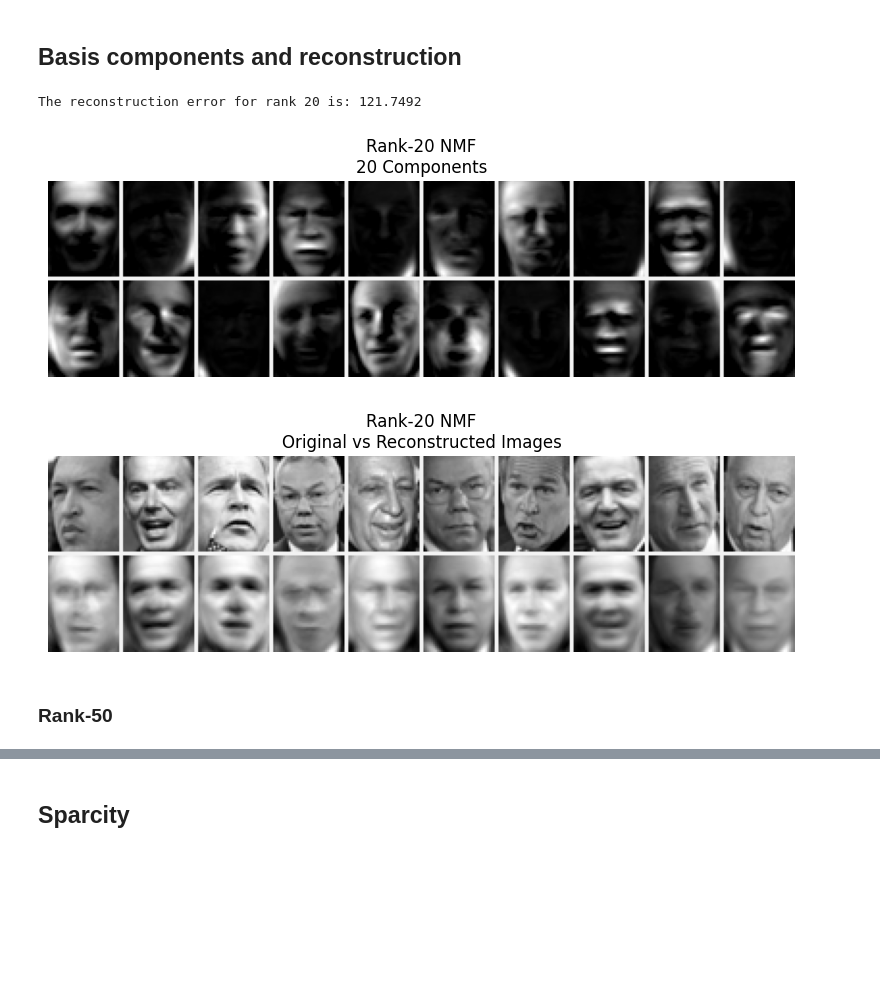
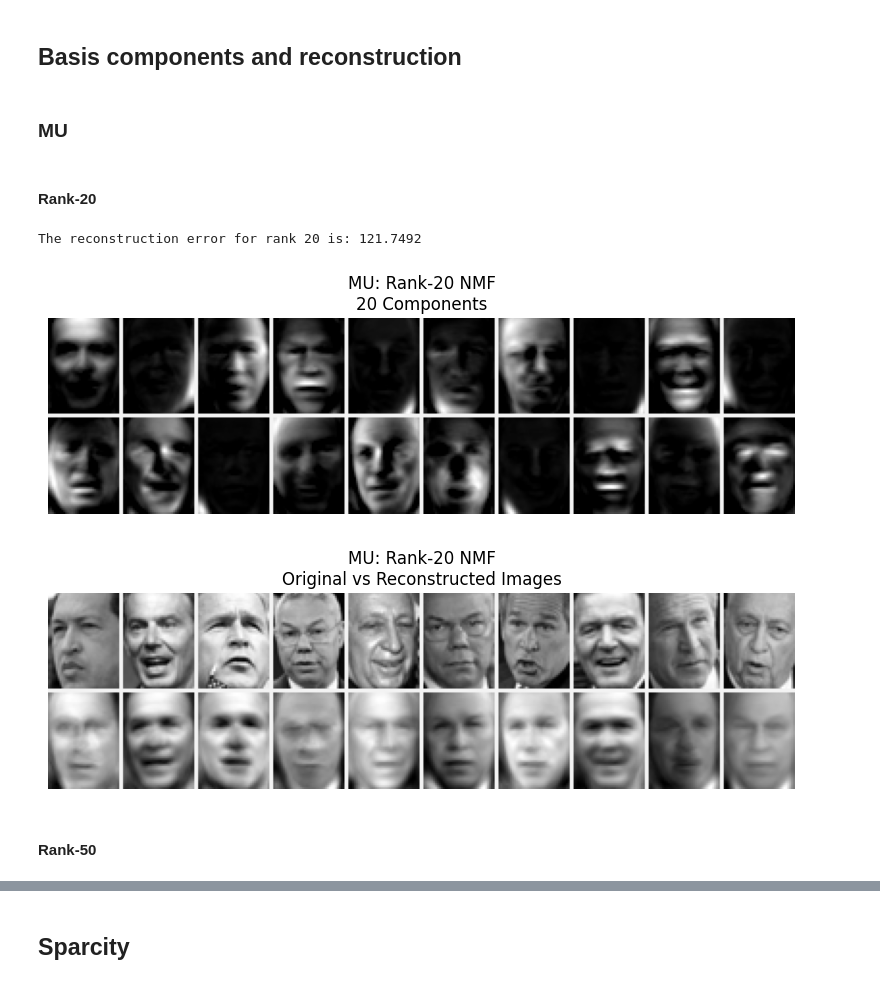
Before and after one commit to sofillav/nmf_project, a Jupyter notebook: notebook.ipynb, the cells around one changed output, grey strips where cells are left out. Saved outputs shown, nothing was run; the diff lists cells and outputs as text; code cells hidden in the pictures; blank space fills up the shorter version.

```diff
--- a/notebook.ipynb
+++ b/notebook.ipynb
@@ -133,38 +218,42 @@ They're the same concept, just used for curves with different orientations. Elbo
 # %% [markdown]
 ## Basis components and reconstruction
+# %% [markdown]
+### MU
+# %% [markdown]
+#### Rank-20
 # %%
 r = 20
 data = np.load(f"nmf_models/mu_nmf_rank_{r}.npz")
 W = data['W']
 H = data['H']
 
 # Check reconstruction
 X_reconstructed = W @ H
 error = np.linalg.norm(X - X_reconstructed, 'fro')
 print(f"\nThe reconstruction error for rank {r} is: {error:.4f}")
 
 n_components = 20
 plot_nmf_components(
     W,
     image_shape=images_shape,
     n_components=n_components,
     n_cols=10,
-    title=f"Rank-{r} NMF\n{n_components} Components"
+    title=f"MU: Rank-{r} NMF\n{n_components} Components"
 )
 
 plot_reconstructed_images(
     X, X_reconstructed,
     image_shape=images_shape,
     indices=list(range(0,10)),
     n_cols=10,
-    title=f"Rank-{r} NMF\nOriginal vs Reconstructed Images"
+    title=f"MU: Rank-{r} NMF\nOriginal vs Reconstructed Images"
 )
 # %% [output]
 The reconstruction error for rank 20 is: 121.7492
-[figure, old version]
+[figure, new version]
-[figure, old version]
+[figure, new version]
 # %% [markdown]
-### Rank-50
+#### Rank-50
 # %%
 r = 50
 data = np.load(f"nmf_models/mu_nmf_rank_{r}.npz")
```
Also changed, not shown: parts of 22 cells of this notebook.
